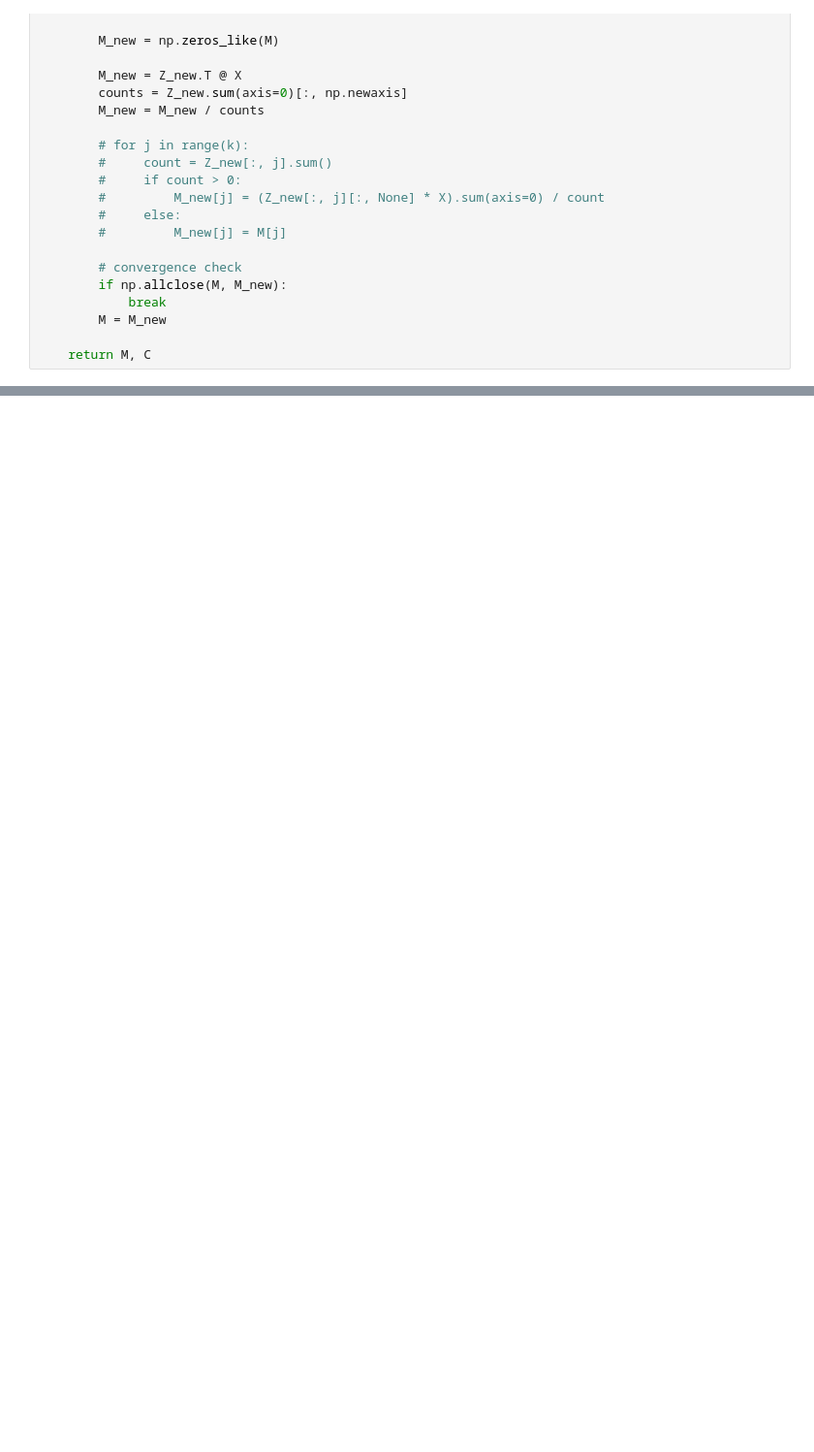
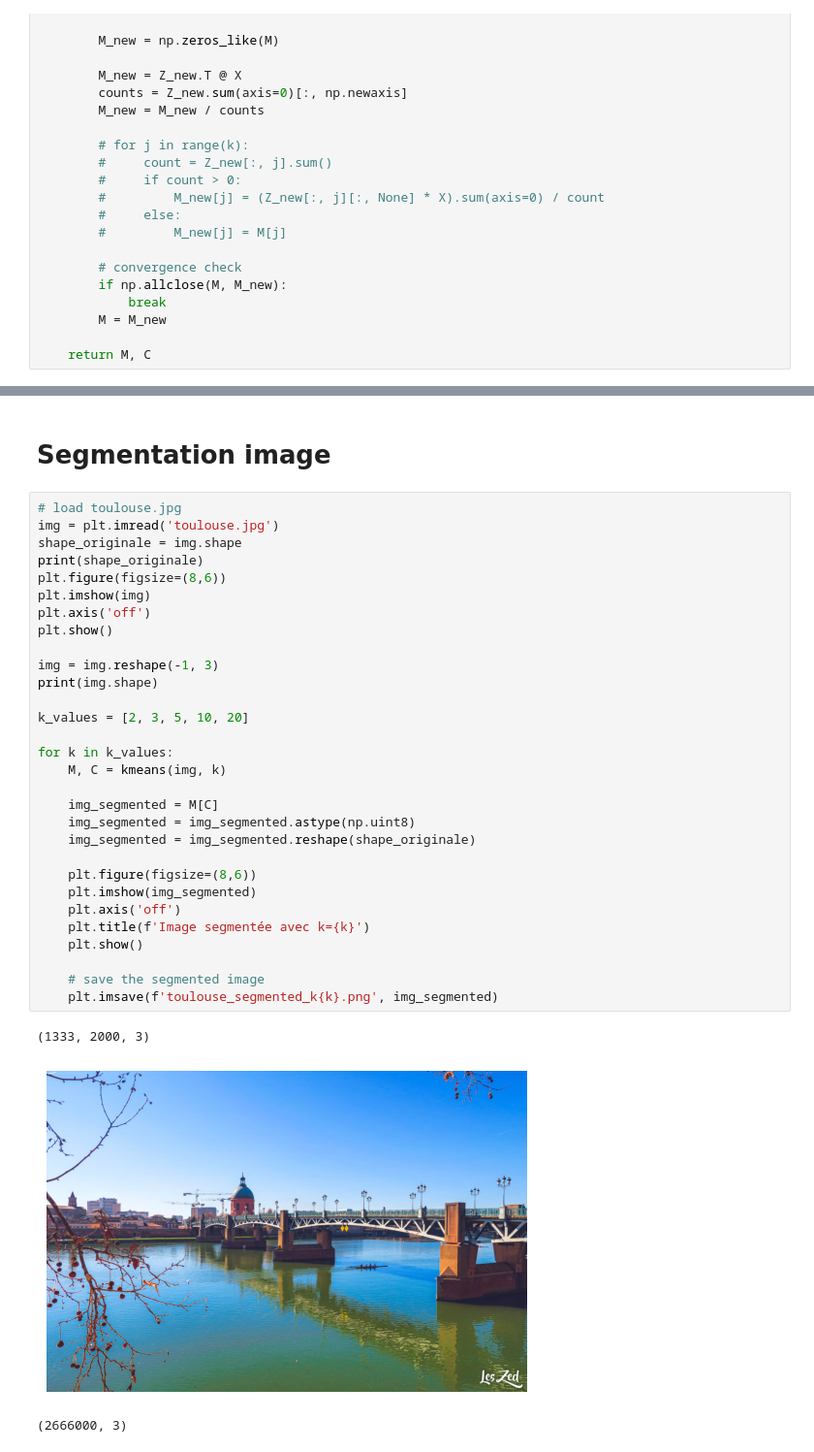
Before and after one commit to Raphael-Pellure/PY-Apprentissage-non-supervise, a Jupyter notebook: BE1_ex2.ipynb, the cells around one changed output, grey strips where cells are left out. Shown at 97% size. Cells and saved outputs as stored; diff of their text form; blank space fills up the shorter version.

```diff
--- a/BE1_ex2.ipynb
+++ b/BE1_ex2.ipynb
@@ -76,0 +163,36 @@ plt.show()
+# %% [markdown]
+# Segmentation image
+# %%
+# load toulouse.jpg
+img = plt.imread('toulouse.jpg')
+shape_originale = img.shape
+print(shape_originale)
+plt.figure(figsize=(8,6))
+plt.imshow(img)
+plt.axis('off')
+plt.show()
+
+img = img.reshape(-1, 3)
+print(img.shape)
+
+k_values = [2, 3, 5, 10, 20]
+
+for k in k_values:
+    M, C = kmeans(img, k)
+
+    img_segmented = M[C]
+    img_segmented = img_segmented.astype(np.uint8)
+    img_segmented = img_segmented.reshape(shape_originale)
+
+    plt.figure(figsize=(8,6))
+    plt.imshow(img_segmented)
+    plt.axis('off')
+    plt.title(f'Image segmentée avec k={k}')
+    plt.show()
+
+    # save the segmented image
+    plt.imsave(f'toulouse_segmented_k{k}.png', img_segmented)
+# %% [output]
+(1333, 2000, 3)
+[figure, added]
+(2666000, 3)
```
Also changed, not shown: parts of 4 cells of this notebook.
